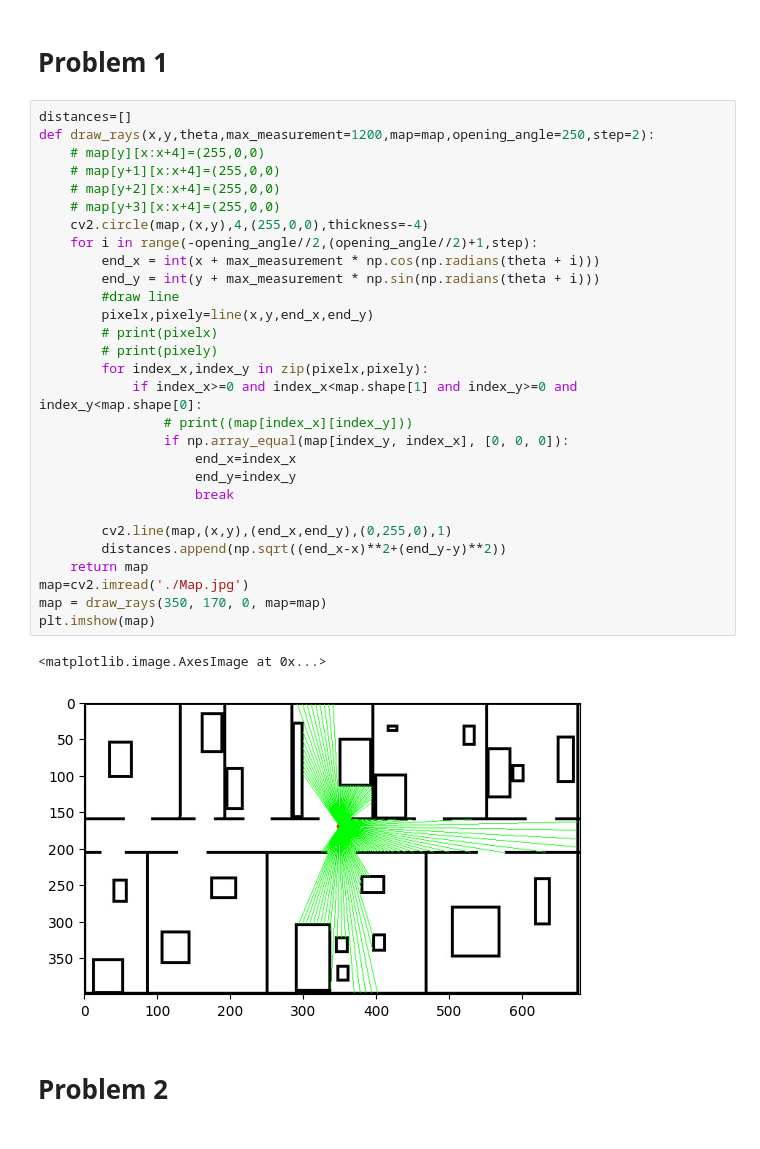
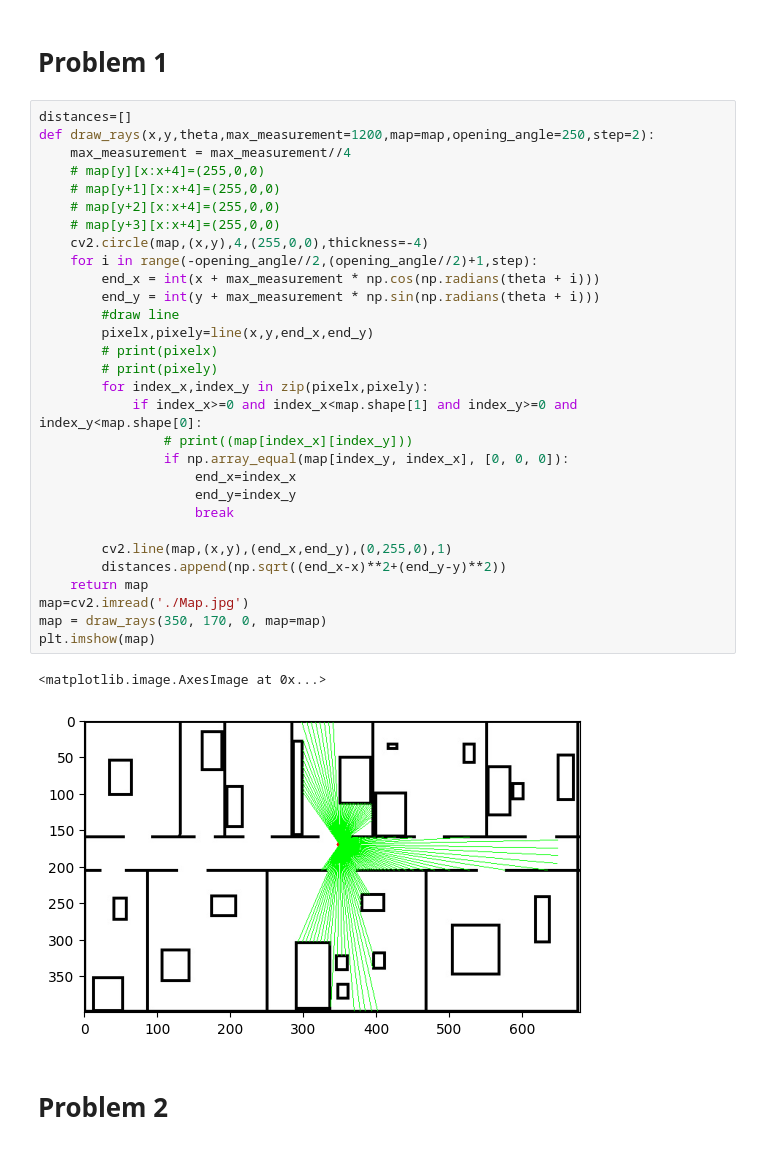
Before and after one commit to mennamohamed0207/Robotics-Assignments, a Jupyter notebook: Assignment.ipynb, the cells around one changed output. Saved outputs shown, nothing was run; the diff lists cells and outputs as text.

```diff
--- a/Assignment.ipynb
+++ b/Assignment.ipynb
@@ -29,35 +29,36 @@ plt.imshow(map)
 # %%
 distances=[]
 def draw_rays(x,y,theta,max_measurement=1200,map=map,opening_angle=250,step=2):
+    max_measurement = max_measurement//4
     # map[y][x:x+4]=(255,0,0)
     # map[y+1][x:x+4]=(255,0,0)
     # map[y+2][x:x+4]=(255,0,0)
     # map[y+3][x:x+4]=(255,0,0)
     cv2.circle(map,(x,y),4,(255,0,0),thickness=-4)
     for i in range(-opening_angle//2,(opening_angle//2)+1,step):
         end_x = int(x + max_measurement * np.cos(np.radians(theta + i)))
         end_y = int(y + max_measurement * np.sin(np.radians(theta + i)))
         #draw line
         pixelx,pixely=line(x,y,end_x,end_y)
         # print(pixelx)
         # print(pixely)
         for index_x,index_y in zip(pixelx,pixely):
             if index_x>=0 and index_x<map.shape[1] and index_y>=0 and index_y<map.shape[0]:
                 # print((map[index_x][index_y]))
                 if np.array_equal(map[index_y, index_x], [0, 0, 0]):
                     end_x=index_x
                     end_y=index_y
                     break
 
         cv2.line(map,(x,y),(end_x,end_y),(0,255,0),1)
         distances.append(np.sqrt((end_x-x)**2+(end_y-y)**2))
     return map
 map=cv2.imread('./Map.jpg')
 map = draw_rays(350, 170, 0, map=map)
 plt.imshow(map)
 # %% [output]
 <matplotlib.image.AxesImage at 0x...>
-[figure, old version]
+[figure, new version]
 # %% [markdown]
 # Problem 2
 # %%
```
Also changed, not shown: parts of 3 cells of this notebook.
